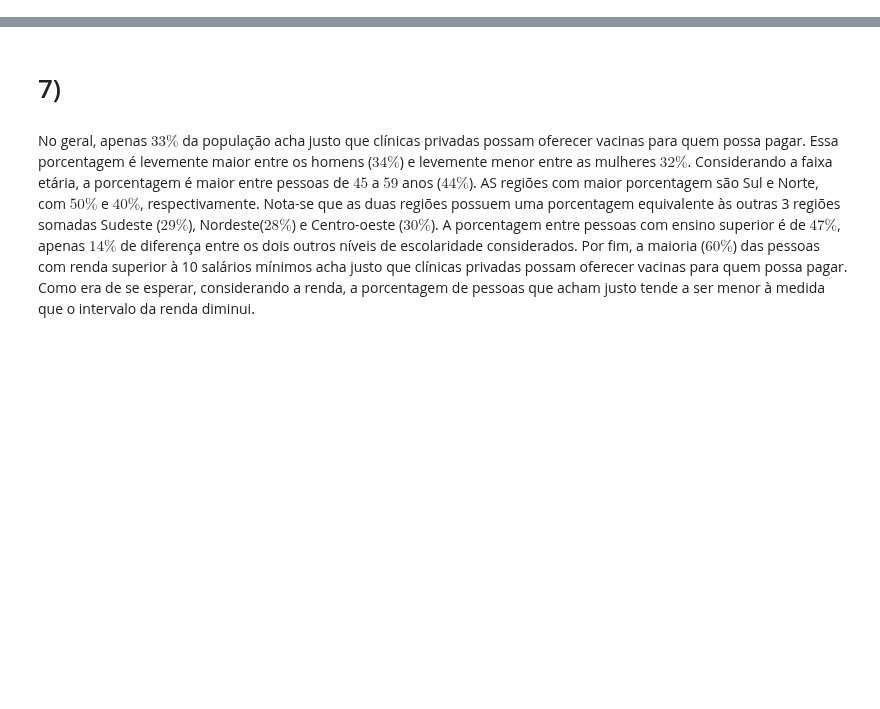
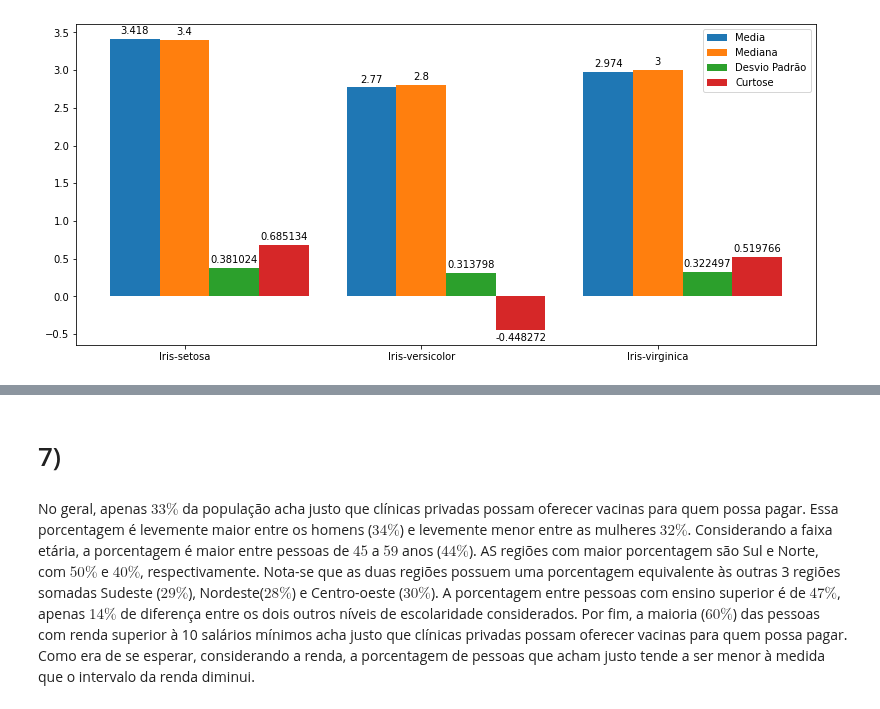
Before and after one commit to ifribeiro/TEI-EstApl, a Jupyter notebook: EPC1.ipynb, the cells around one changed output, grey strips where cells are left out. Saved outputs shown, nothing was run; the diff lists cells and outputs as text; code cells hidden in the pictures; blank space fills up the shorter version.

```diff
--- a/EPC1.ipynb
+++ b/EPC1.ipynb
@@ -0,0 +19,34 @@
+# %%
+medias   = []
+desvios  = []
+curtoses = []
+medianas = []
+labels_groups = list(groups.groups.keys())
+
+for g in labels_groups:
+    m  = groups.get_group(g)['sepal width'].mean()
+    s  = groups.get_group(g)['sepal width'].std()
+    c  = curt(groups.get_group(g)['sepal width'].values)
+    md = groups.get_group(g)['sepal width'].median()
+
+    medias.append(m)
+    desvios.append(s)
+    curtoses.append(c)
+    medianas.append(md)
+
+x = np.arange(len(labels_groups))
+width = 0.21
+labels = ['Media','Mediana','Desvio Padrão','Curtose']
+arrays = [medias, medianas, desvios, curtoses]
+rects = []
+fig, ax = plt.subplots(figsize=(11,5))
+x = x - width
+for i, arr in enumerate(arrays):
+    rects1 = ax.bar(x, arr, width, label=labels[i])
+    ax.bar_label(rects1, padding=3)
+    x = x + width
+ax.set_xticks(np.arange(len(labels_groups)) , labels_groups)
+ax.legend()
+plt.tight_layout()
+# %% [output]
+[figure, added]
```
Also changed, not shown: parts of 16 cells of this notebook, 1 other file.
